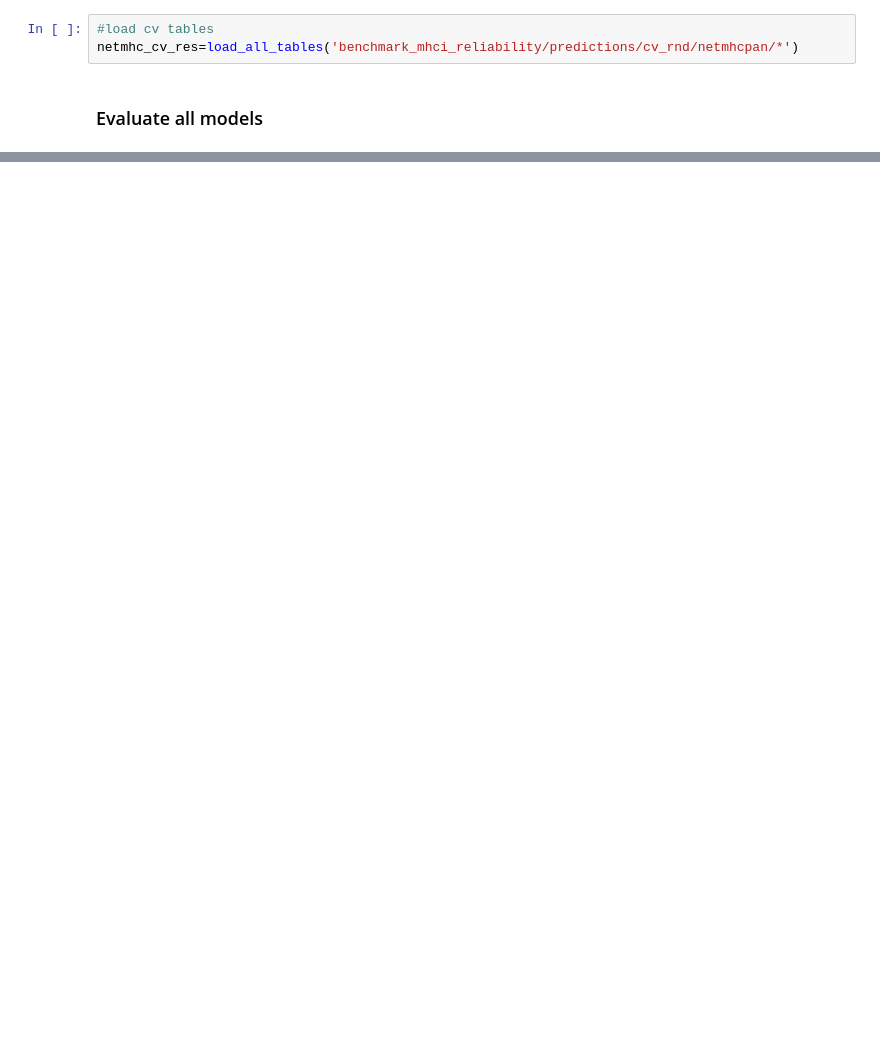
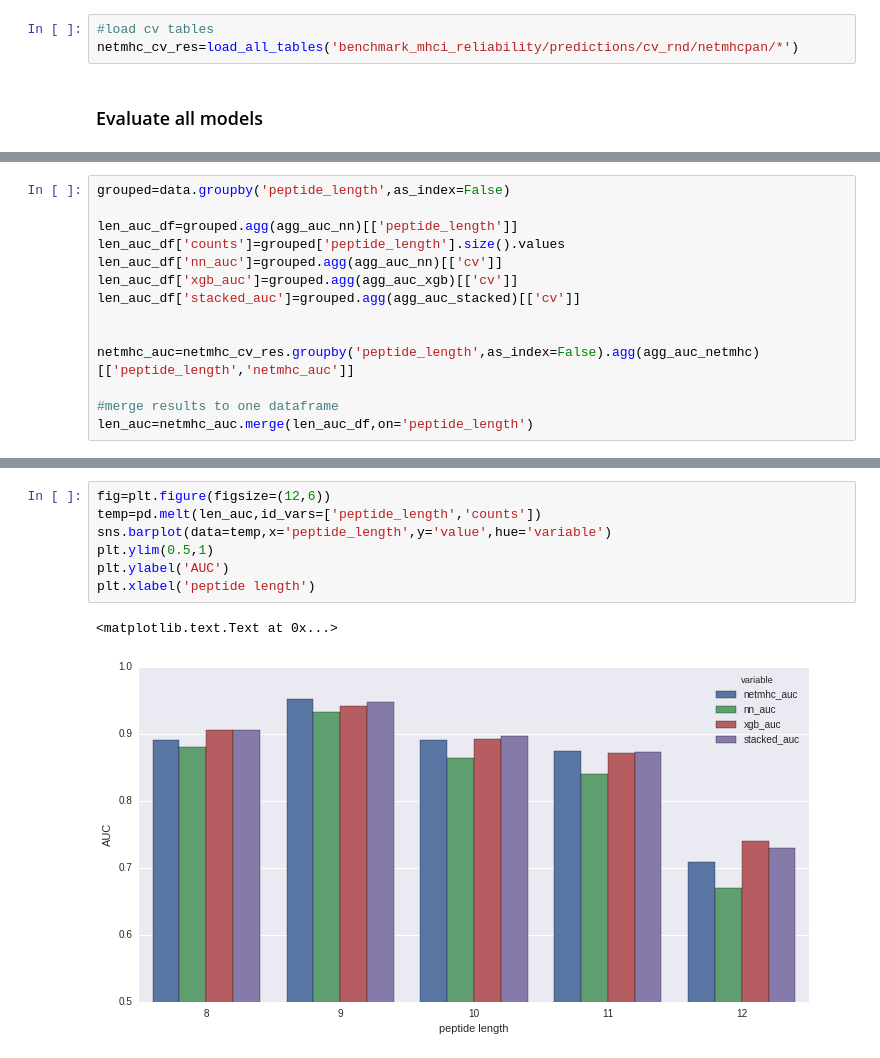
Before and after one commit to riblidezso/mhcboost, a Jupyter notebook: boosted_trees_vs_neural_network_vs_ensemble.ipynb, the cells around one changed output, grey strips where cells are left out. Drawn from its saved outputs; the diff is of its cells as text; blank space fills up the shorter version.

```diff
--- a/boosted_trees_vs_neural_network_vs_ensemble.ipynb
+++ b/boosted_trees_vs_neural_network_vs_ensemble.ipynb
@@ -369,0 +525,14 @@ print "NetMHCpan AUC:", roc_auc_score(netmhc_cv_res.binding,-netmhc_cv_res.pred)
+# %%
+grouped=data.groupby('peptide_length',as_index=False)
+
+len_auc_df=grouped.agg(agg_auc_nn)[['peptide_length']]
+len_auc_df['counts']=grouped['peptide_length'].size().values
+len_auc_df['nn_auc']=grouped.agg(agg_auc_nn)[['cv']]
+len_auc_df['xgb_auc']=grouped.agg(agg_auc_xgb)[['cv']]
+len_auc_df['stacked_auc']=grouped.agg(agg_auc_stacked)[['cv']]
+
+
+netmhc_auc=netmhc_cv_res.groupby('peptide_length',as_index=False).agg(agg_auc_netmhc)[['peptide_length','netmhc_auc']]
+
+#merge results to one dataframe
+len_auc=netmhc_auc.merge(len_auc_df,on='peptide_length')
@@ -369,0 +548,10 @@ print "NetMHCpan AUC:", roc_auc_score(netmhc_cv_res.binding,-netmhc_cv_res.pred)
+# %%
+fig=plt.figure(figsize=(12,6))
+temp=pd.melt(len_auc,id_vars=['peptide_length','counts'])
+sns.barplot(data=temp,x='peptide_length',y='value',hue='variable')
+plt.ylim(0.5,1)
+plt.ylabel('AUC')
+plt.xlabel('peptide length')
+# %% [output]
+<matplotlib.text.Text at 0x...>
+[figure, added]
```
Also changed, not shown: parts of 18 cells of this notebook.
